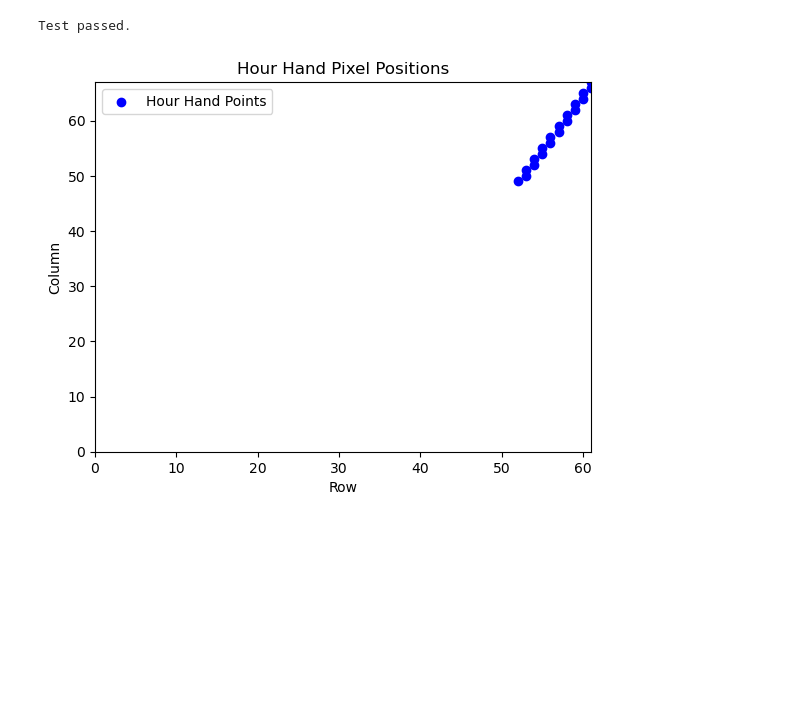
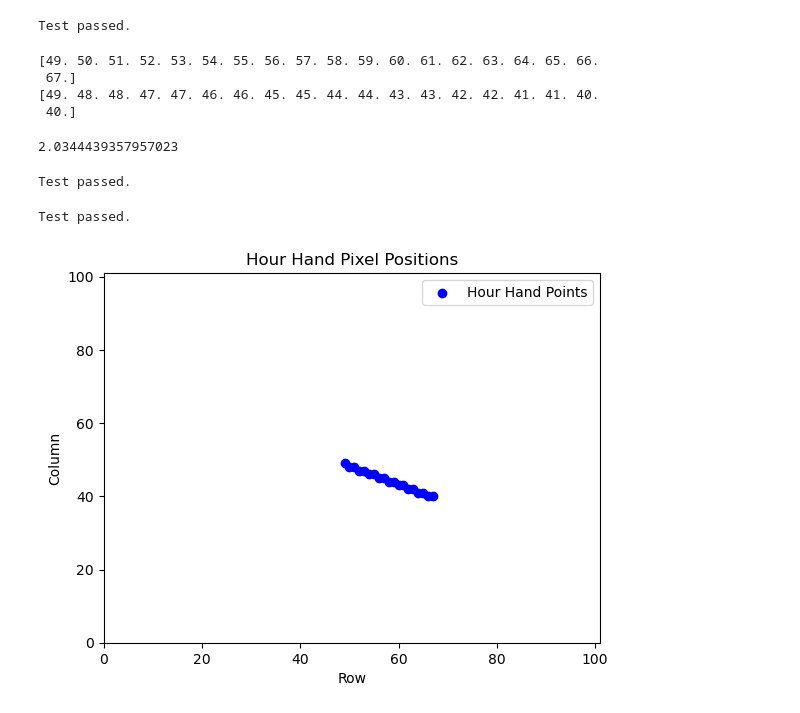
Before and after one commit to Chenji-s/test1, a Jupyter notebook: projrct1.ipynb, the cells around one changed output. Saved outputs shown, nothing was run; the diff lists cells and outputs as text; code cells hidden in the pictures; blank space fills up the shorter version.

```diff
--- a/projrct1.ipynb
+++ b/projrct1.ipynb
@@ -33,3 +33,55 @@ np.testing.assert_equal(minute_pixels,
 print('Test passed.')
 # %% [output]
 Test passed.
+# %%
+importlib.reload(qc);
+import numpy as np
+import matplotlib.pyplot as plt
+hour_pixels = np.loadtxt('/Users/chenji/Desktop/project-1-Chenji-s_副本/testing/task3_hourhand.txt')
+minute_pixels = np.loadtxt('/Users/chenji/Desktop/project-1-Chenji-s_副本/testing/task3_minutehand.txt')
+
+rows = hour_pixels[:, 0]
+
+cols = hour_pixels[:, 1]
+print(cols)
+rows=101-rows
+print(rows)
+slope, intercept = np.polyfit(cols, rows, 1)
+slope
+# 将斜率转换为弧度
+angle_radians = np.arctan(slope)
+
+# 将弧度转换为度数
+angle_degrees = np.degrees(angle_radians)
+angle=90-angle_degrees
+angle* np.pi /180
+# %% [output]
+[49. 50. 51. 52. 53. 54. 55. 56. 57. 58. 59. 60. 61. 62. 63. 64. 65. 66.
+ 67.]
+[49. 48. 48. 47. 47. 46. 46. 45. 45. 44. 44. 43. 43. 42. 42. 41. 41. 40.
+ 40.]
+2.0344439357957023
+# %%
+importlib.reload(qc)
+
+# 读取时针和分针的坐标数据
+hour_pixels = np.loadtxt('/Users/chenji/Desktop/project-1-Chenji-s_副本/testing/task3_hourhand.txt')
+minute_pixels = np.loadtxt('/Users/chenji/Desktop/project-1-Chenji-s_副本/testing/task3_minutehand.txt')
+
+
+# 计算时针和分针的角度
+angle_hour = qc.get_angle(hour_pixels)
+angle_minute = qc.get_angle(minute_pixels)
+
+assert round(angle_hour, 1) == 2.0
+assert round(angle_minute, 1) == 5.4
+print('Test passed.')
+# %% [output]
+Test passed.
+# %%
+importlib.reload(qc);
+digital_time = qc.analog_to_digital(np.pi/3, 11*np.pi/6)
+assert digital_time == '02:55'
+print('Test passed.')
+# %% [output]
+Test passed.
@@ -36,27 +93,29 @@ Test passed.
 # %%
-importlib.reload(qc);
 import numpy as np
 import matplotlib.pyplot as plt
+
 hour_pixels = np.loadtxt('/Users/chenji/Desktop/project-1-Chenji-s_副本/testing/task3_hourhand.txt')
 minute_pixels = np.loadtxt('/Users/chenji/Desktop/project-1-Chenji-s_副本/testing/task3_minutehand.txt')
 
-rows = hour_pixels[:, 0]
+rows = 101-hour_pixels[:, 0]
 cols = hour_pixels[:, 1]
+
 # 绘制点的位置
-plt.scatter(rows, cols, color='blue', label='Hour Hand Points')
+plt.scatter(cols, rows, color='blue', label='Hour Hand Points')
+
+# 设置x轴和y轴从0开始
+plt.xlim(0, 101)  # x轴从0开始，最大值为rows的最大值
+plt.ylim(0, 101)  # y轴从0开始，最大值为cols的最大值
 
 # 添加标签和标题
 plt.xlabel('Row')
 plt.ylabel('Column')
 plt.title('Hour Hand Pixel Positions')
 
-# 设置x轴和y轴从0开始
-plt.xlim(0, max(rows))  # x轴从0开始，最大值为rows的最大值
-plt.ylim(0, max(cols))  # y轴从0开始，最大值为cols的最大值
 # 显示图例
 plt.legend()
 
 # 显示图像
 plt.show()
 # %% [output]
-[figure, old version]
+[figure, new version]
```
Also changed, not shown: parts of 2 cells of this notebook, 1 other file.
